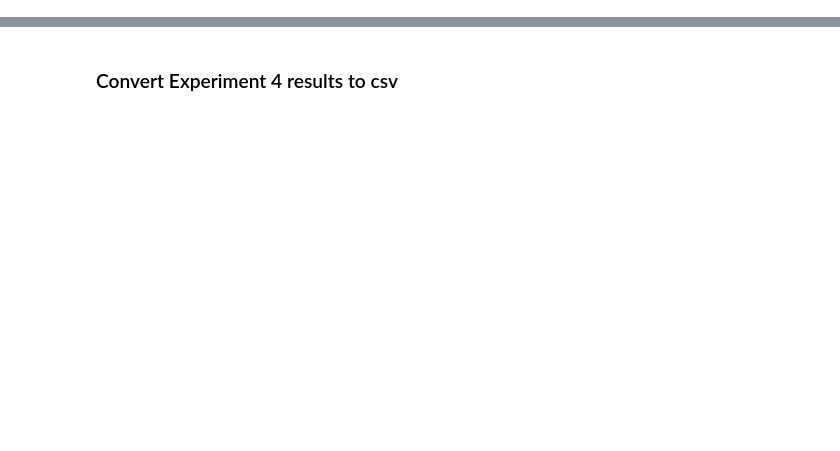
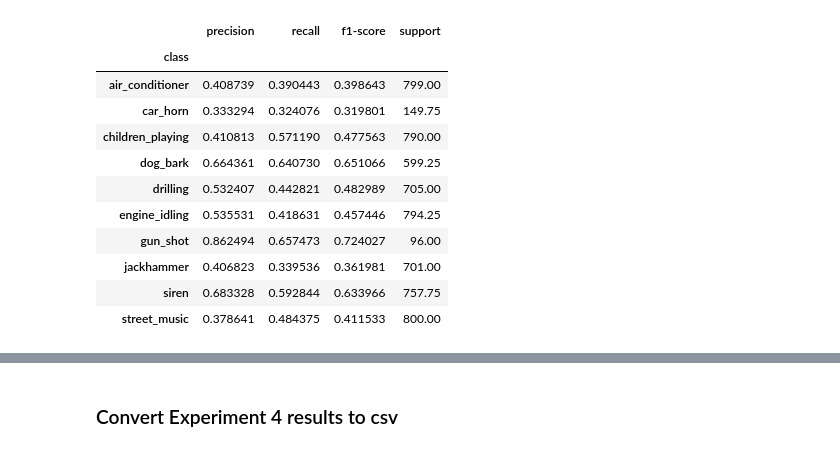
Before and after one commit to ejlee127/UrbanSoundClassification, a Jupyter notebook: Jupyter Notebooks/processing_results.ipynb, the cells around one changed output, grey strips where cells are left out. Saved outputs shown, nothing was run; the diff lists cells and outputs as text; code cells hidden in the pictures; blank space fills up the shorter version.

```diff
--- a/Jupyter Notebooks/processing_results.ipynb
+++ b/Jupyter Notebooks/processing_results.ipynb
@@ -19,0 +41,4 @@ import json
+# %%
+classes = ['air_conditioner', 'car_horn', 'children_playing', 'dog_bark',
+       'drilling', 'engine_idling', 'gun_shot', 'jackhammer', 'siren',
+       'street_music']
@@ -19,0 +130,16 @@ import json
+# %%
+avg_report = class_report_df.groupby(['class']).mean()
+avg_report
+# %% [output]
+|  | precision | recall | f1-score | support |
+| class |  |  |  |  |
+| air_conditioner | 0.408739 | 0.390443 | 0.398643 | 799.00 |
+| car_horn | 0.333294 | 0.324076 | 0.319801 | 149.75 |
+| children_playing | 0.410813 | 0.571190 | 0.477563 | 790.00 |
+| dog_bark | 0.664361 | 0.640730 | 0.651066 | 599.25 |
+| drilling | 0.532407 | 0.442821 | 0.482989 | 705.00 |
+| engine_idling | 0.535531 | 0.418631 | 0.457446 | 794.25 |
+| gun_shot | 0.862494 | 0.657473 | 0.724027 | 96.00 |
+| jackhammer | 0.406823 | 0.339536 | 0.361981 | 701.00 |
+| siren | 0.683328 | 0.592844 | 0.633966 | 757.75 |
+| street_music | 0.378641 | 0.484375 | 0.411533 | 800.00 |
```
Also changed, not shown: parts of 21 cells of this notebook, 1 other file.
